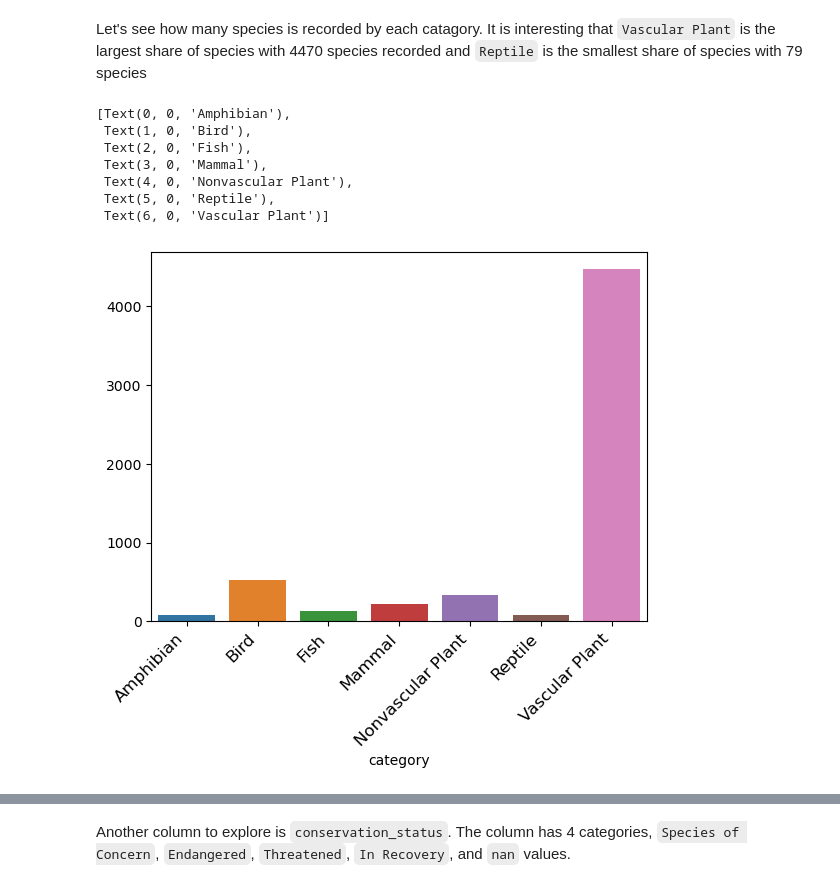
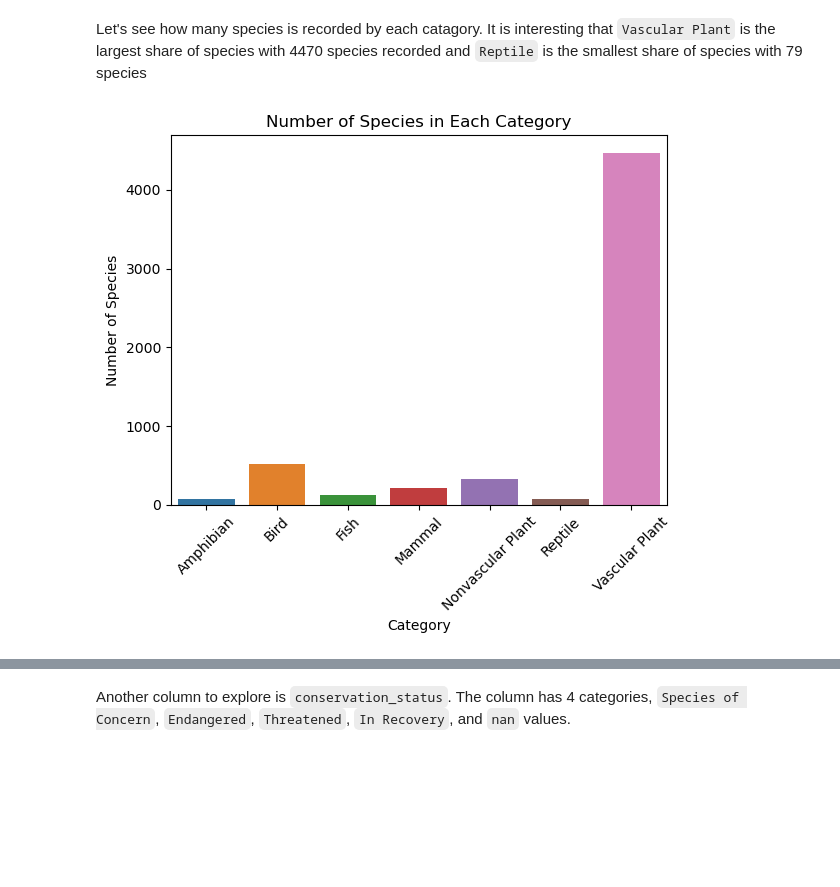
Before and after one commit to unclethien/National_Parks_Service_Project, a Jupyter notebook: biodiversity.ipynb, the cells around one changed output, grey strips where cells are left out. Drawn from its saved outputs; the diff is of its cells as text; code cells hidden in the pictures; blank space fills up the shorter version.

```diff
--- a/biodiversity.ipynb
+++ b/biodiversity.ipynb
@@ -147,14 +147,10 @@ Let's see how many species is recorded by each catagory. It is interesting that
 # %%
 species.groupby('category').size().reset_index(name='counts')
 num_species = sns.barplot(x=species.groupby("category").size().index, y=species.groupby("category").size().values)
-num_species.set_xticklabels(ax.get_xticklabels(), rotation=45, ha="right", fontsize=12, fontweight='light',
-     color='black', fontstyle='normal', fontfamily='sans-serif',wrap = False)
+num_species.set_xticklabels(num_species.get_xticklabels(), rotation=45)
+plt.title("Number of Species in Each Category")
+plt.ylabel("Number of Species")
+plt.xlabel("Category")
+plt.show()
 # %% [output]
-[Text(0, 0, 'Amphibian'),
- Text(1, 0, 'Bird'),
- Text(2, 0, 'Fish'),
- Text(3, 0, 'Mammal'),
- Text(4, 0, 'Nonvascular Plant'),
- Text(5, 0, 'Reptile'),
- Text(6, 0, 'Vascular Plant')]
-[figure, old version]
+[figure, new version]
```
Also changed, not shown: parts of 4 cells of this notebook.
